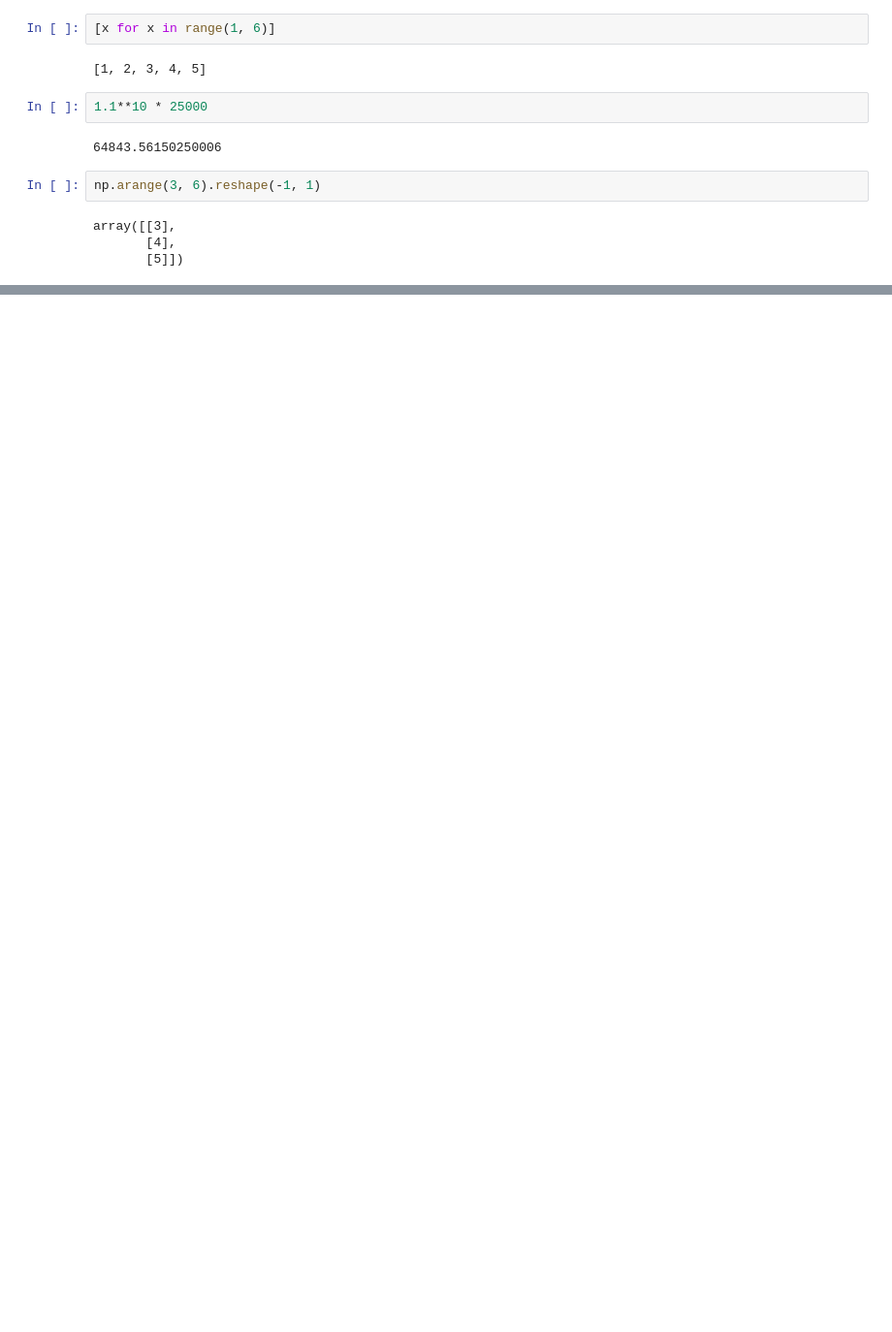
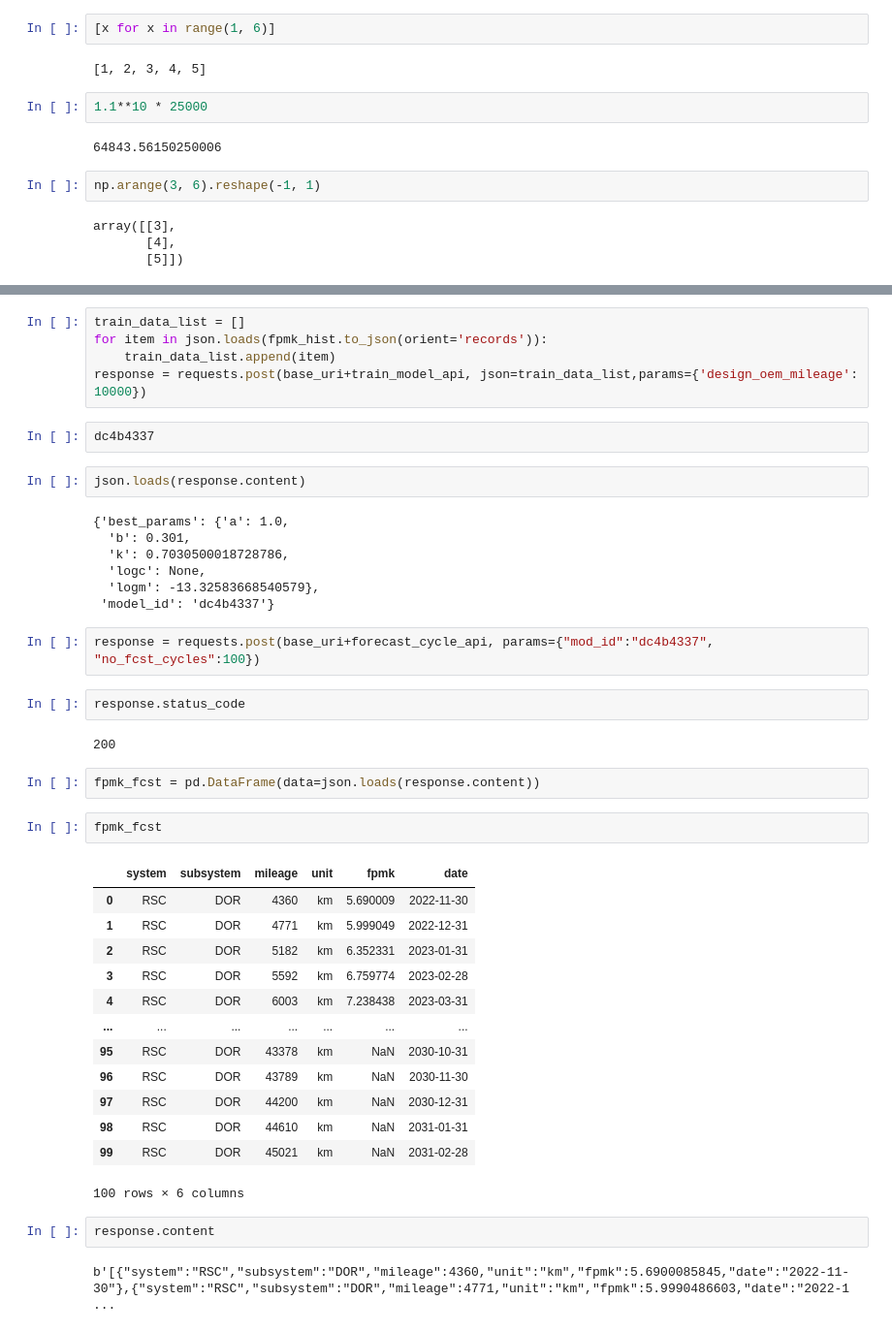
Before and after one commit to ppplalala-wh/FastAppX, a Jupyter notebook: app/Untitled.ipynb, the cells around one changed output, grey strips where cells are left out. Shown at 97% size. Saved outputs shown, nothing was run; the diff lists cells and outputs as text; blank space fills up the shorter version.

```diff
--- a/app/Untitled.ipynb
+++ b/app/Untitled.ipynb
@@ -249,0 +301,44 @@ array([[3],
+# %%
+train_data_list = []
+for item in json.loads(fpmk_hist.to_json(orient='records')):
+    train_data_list.append(item)
+response = requests.post(base_uri+train_model_api, json=train_data_list,params={'design_oem_mileage': 10000})
+# %%
+dc4b4337
+# %%
+json.loads(response.content)
+# %% [output]
+{'best_params': {'a': 1.0,
+  'b': 0.301,
+  'k': 0.7030500018728786,
+  'logc': None,
+  'logm': -13.32583668540579},
+ 'model_id': 'dc4b4337'}
+# %%
+response = requests.post(base_uri+forecast_cycle_api, params={"mod_id":"dc4b4337", "no_fcst_cycles":100})
+# %%
+response.status_code
+# %% [output]
+200
+# %%
+fpmk_fcst = pd.DataFrame(data=json.loads(response.content))
+# %%
+fpmk_fcst
+# %% [output]
+|  | system | subsystem | mileage | unit | fpmk | date |
+| 0 | RSC | DOR | 4360 | km | 5.690009 | 2022-11-30 |
+| 1 | RSC | DOR | 4771 | km | 5.999049 | 2022-12-31 |
+| 2 | RSC | DOR | 5182 | km | 6.352331 | 2023-01-31 |
+| 3 | RSC | DOR | 5592 | km | 6.759774 | 2023-02-28 |
+| 4 | RSC | DOR | 6003 | km | 7.238438 | 2023-03-31 |
+| ... | ... | ... | ... | ... | ... | ... |
+| 95 | RSC | DOR | 43378 | km | NaN | 2030-10-31 |
+| 96 | RSC | DOR | 43789 | km | NaN | 2030-11-30 |
+| 97 | RSC | DOR | 44200 | km | NaN | 2030-12-31 |
+| 98 | RSC | DOR | 44610 | km | NaN | 2031-01-31 |
+| 99 | RSC | DOR | 45021 | km | NaN | 2031-02-28 |
+100 rows × 6 columns
+# %%
+response.content
+# %% [output]
+b'[{"system":"RSC","subsystem":"DOR","mileage":4360,"unit":"km","fpmk":5.6900085845,"date":"2022-11-30"},{"system":"RSC","subsystem":"DOR","mileage":4771,"unit":"km","fpmk":5.9990486603,"date":"2022-1 ...
```
Also changed, not shown: parts of 13 cells of this notebook, 2 other files.
